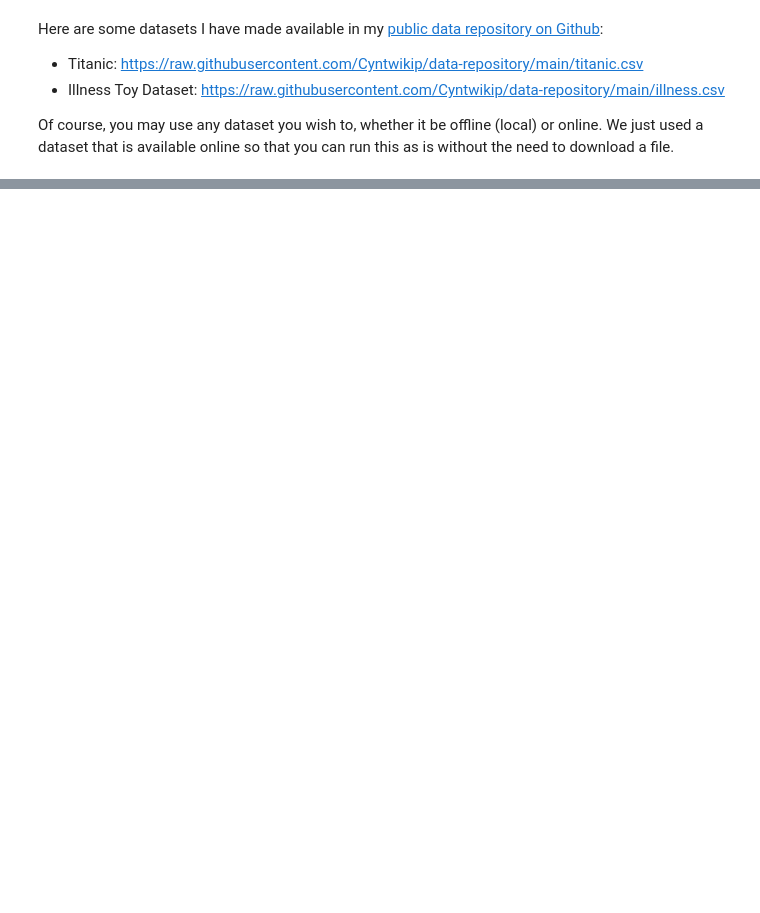
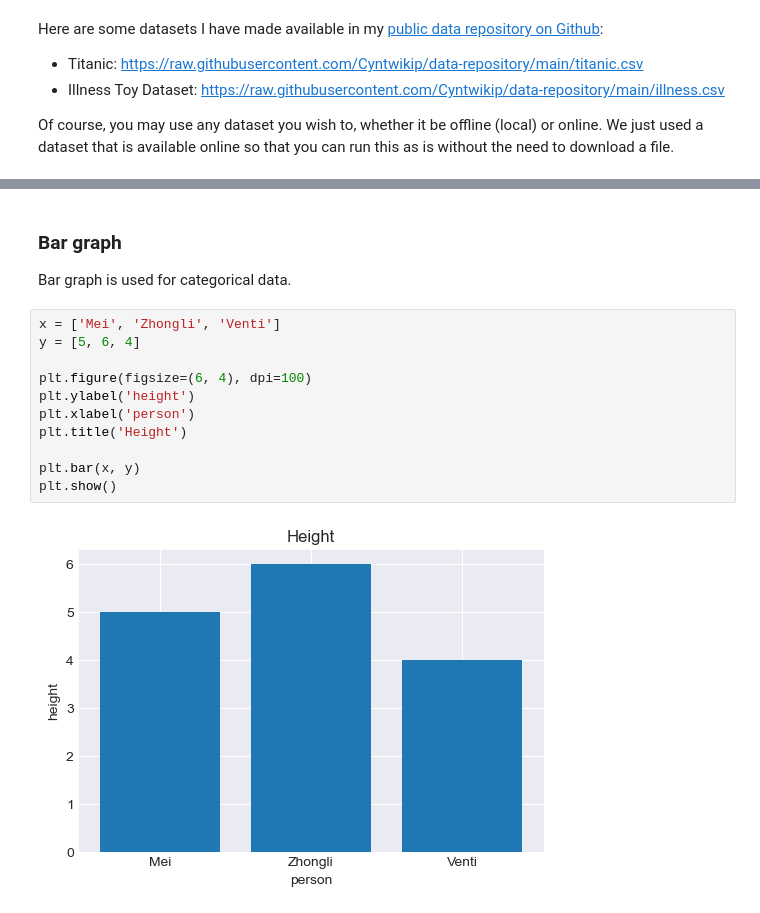
Before and after one commit to Cyntwikip/Python-101, a Jupyter notebook: python_ds.ipynb, the cells around one changed output, grey strips where cells are left out. Saved outputs shown, nothing was run; the diff lists cells and outputs as text; blank space fills up the shorter version.

```diff
--- a/python_ds.ipynb
+++ b/python_ds.ipynb
@@ -27,0 +681,17 @@ Of course, you may use any dataset you wish to, whether it be offline (local) or
+# %% [markdown]
+### Bar graph
+
+Bar graph is used for categorical data.
+# %%
+x = ['Mei', 'Zhongli', 'Venti']
+y = [5, 6, 4]
+
+plt.figure(figsize=(6, 4), dpi=100)
+plt.ylabel('height')
+plt.xlabel('person')
+plt.title('Height')
+
+plt.bar(x, y)
+plt.show()
+# %% [output]
+[figure, added]
```
Also changed, not shown: parts of 97 cells of this notebook.
